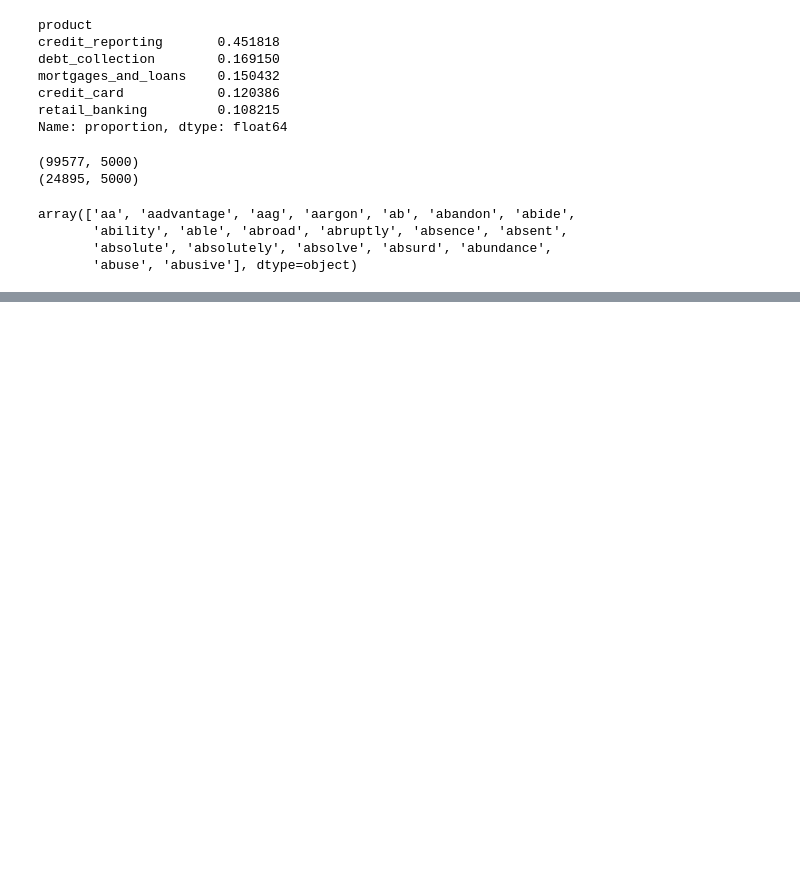
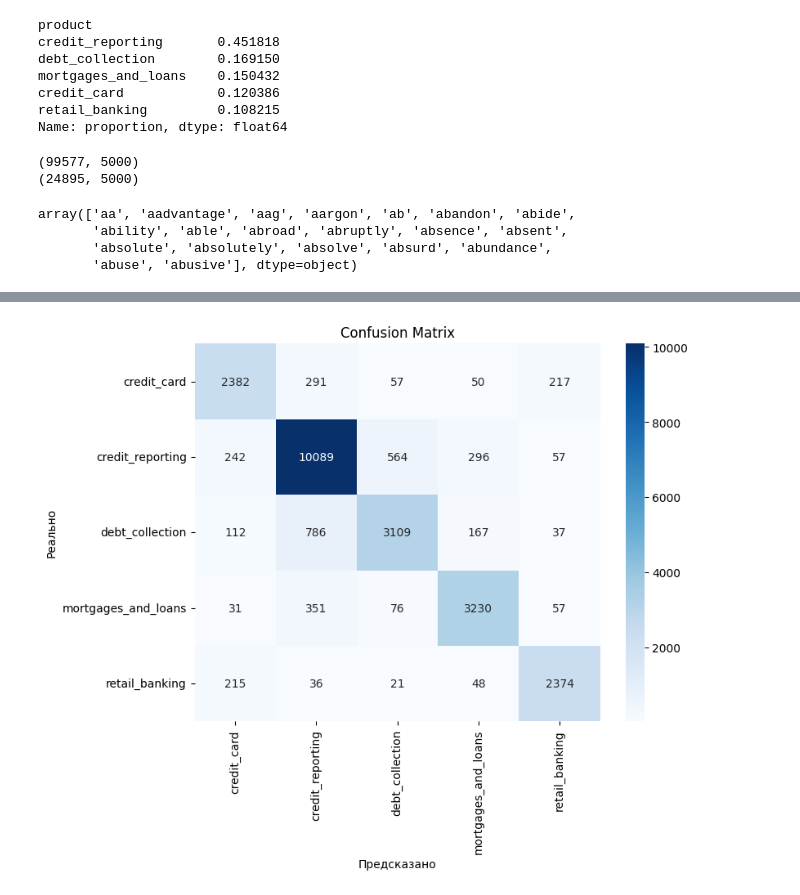
Before and after one commit to sevavargin/Customer-support, a Jupyter notebook: ML/ML.ipynb, the cells around one changed output, grey strips where cells are left out. Drawn from its saved outputs; the diff is of its cells as text; code cells hidden in the pictures; blank space fills up the shorter version.

```diff
--- a/ML/ML.ipynb
+++ b/ML/ML.ipynb
@@ -182,3 +182,4 @@ from sklearn.linear_model import LogisticRegression
 
 model = LogisticRegression(max_iter=1000)
 model.fit(X_train_tfidf, y_train)
+y_pred = model.predict(X_test_tfidf)
@@ -184,0 +207,15 @@ model.fit(X_train_tfidf, y_train)
+# %%
+from sklearn.metrics import confusion_matrix
+
+
+labels = model.classes_
+cm = confusion_matrix(y_test, y_pred, labels=labels)
+
+plt.figure(figsize=(8, 6))
+sns.heatmap(cm, annot=True, fmt="d", xticklabels=labels, yticklabels=labels, cmap="Blues")
+plt.xlabel("Предсказано")
+plt.ylabel("Реально")
+plt.title("Confusion Matrix")
+plt.show()
+# %% [output]
+[figure, added]
```
Also changed, not shown: parts of 1 cell of this notebook.
